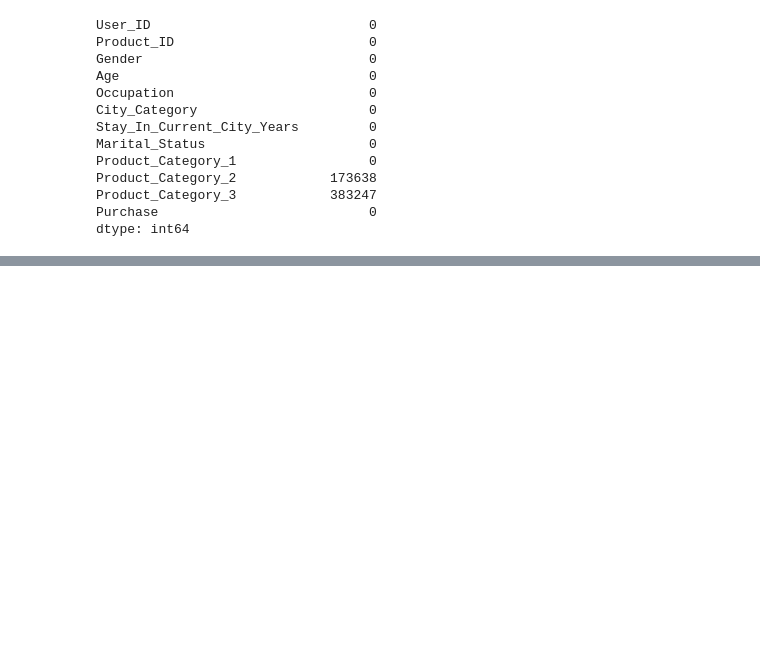
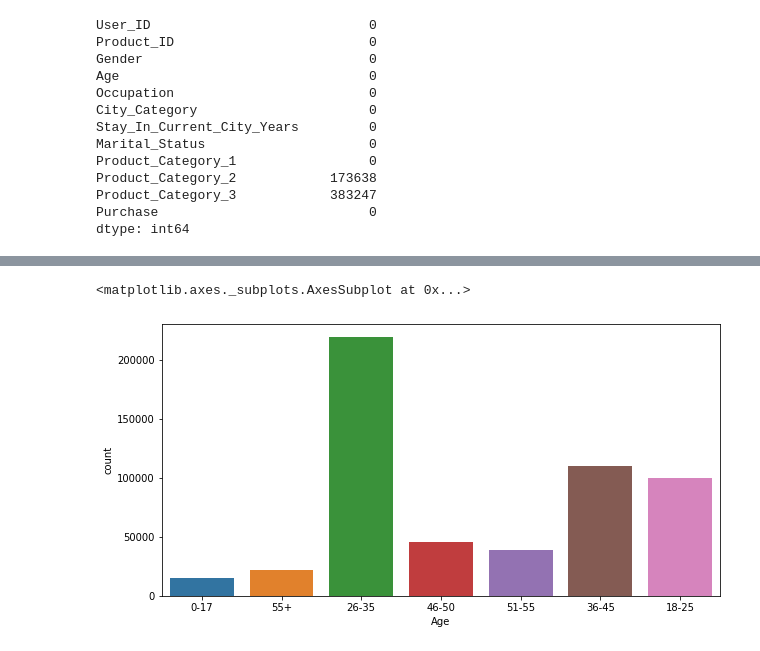
Before and after one commit to singrin/Black-Friday-Sale, a Jupyter notebook: Black Friday Sales Prediction.ipynb, the cells around one changed output, grey strips where cells are left out. Saved outputs shown, nothing was run; the diff lists cells and outputs as text; code cells hidden in the pictures; blank space fills up the shorter version.

```diff
--- a/Black Friday Sales Prediction.ipynb
+++ b/Black Friday Sales Prediction.ipynb
@@ -120,0 +158,6 @@ data_cleaned.describe()
+# %%
+plt.figure(figsize=(10,5))
+sns.countplot(train_df['Age'])
+# %% [output]
+<matplotlib.axes._subplots.AxesSubplot at 0x...>
+[figure, added]
```
Also changed, not shown: parts of 32 cells of this notebook.
